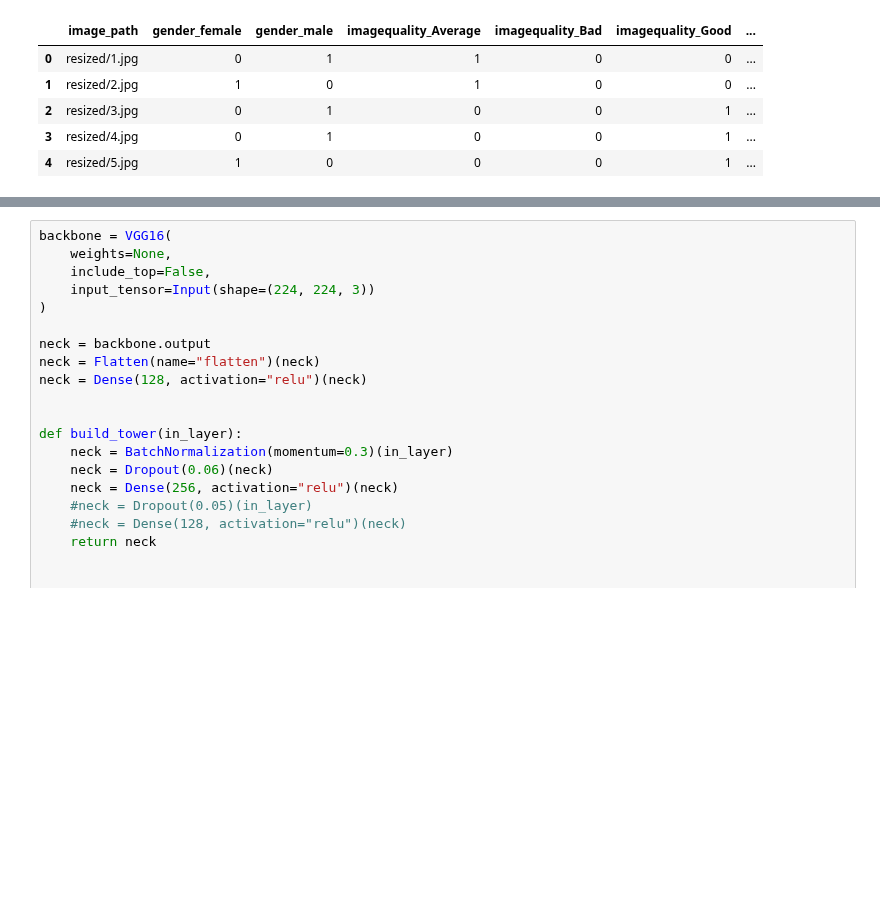
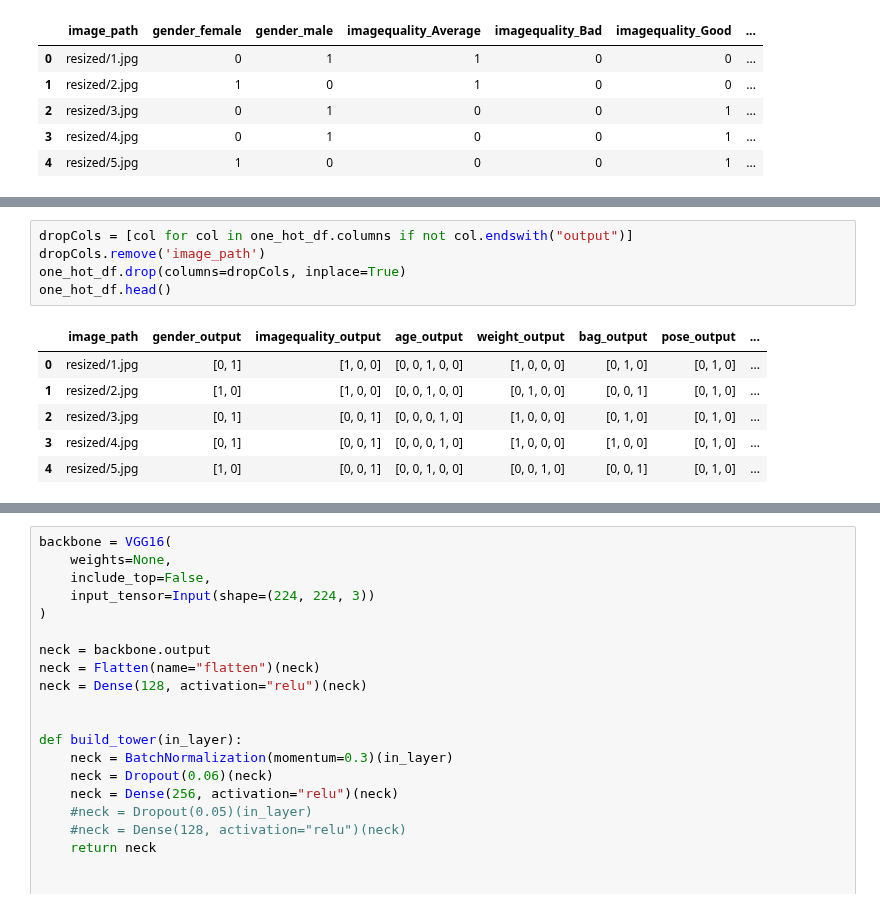
Before and after one commit to hksantosh/eip, a Jupyter notebook: Assignment 5/PersonAttributes.ipynb, the cells around one changed output, grey strips where cells are left out. Cells and saved outputs as stored; diff of their text form; blank space fills up the shorter version.

```diff
--- a/Assignment 5/PersonAttributes.ipynb
+++ b/Assignment 5/PersonAttributes.ipynb
@@ -144,3 +98,15 @@ class PersonDataGenerator(keras.utils.Sequence):
+# %%
+dropCols = [col for col in one_hot_df.columns if not col.endswith("output")]
+dropCols.remove('image_path')
+one_hot_df.drop(columns=dropCols, inplace=True)
+one_hot_df.head()
+# %% [output]
+|  | image_path | gender_output | imagequality_output | age_output | weight_output | bag_output | pose_output | ... |
+| 0 | resized/1.jpg | [0, 1] | [1, 0, 0] | [0, 0, 1, 0, 0] | [1, 0, 0, 0] | [0, 1, 0] | [0, 1, 0] | ... |
+| 1 | resized/2.jpg | [1, 0] | [1, 0, 0] | [0, 0, 1, 0, 0] | [0, 1, 0, 0] | [0, 0, 1] | [0, 1, 0] | ... |
+| 2 | resized/3.jpg | [0, 1] | [0, 0, 1] | [0, 0, 0, 1, 0] | [1, 0, 0, 0] | [0, 1, 0] | [0, 1, 0] | ... |
+| 3 | resized/4.jpg | [0, 1] | [0, 0, 1] | [0, 0, 0, 1, 0] | [1, 0, 0, 0] | [1, 0, 0] | [0, 1, 0] | ... |
+| 4 | resized/5.jpg | [1, 0] | [0, 0, 1] | [0, 0, 1, 0, 0] | [0, 0, 1, 0] | [0, 0, 1] | [0, 1, 0] | ... |
 # %%
 train_df, val_df = train_test_split(one_hot_df, test_size=0.15)
 train_df.shape, val_df.shape
```
Also changed, not shown: parts of 15 cells of this notebook.
